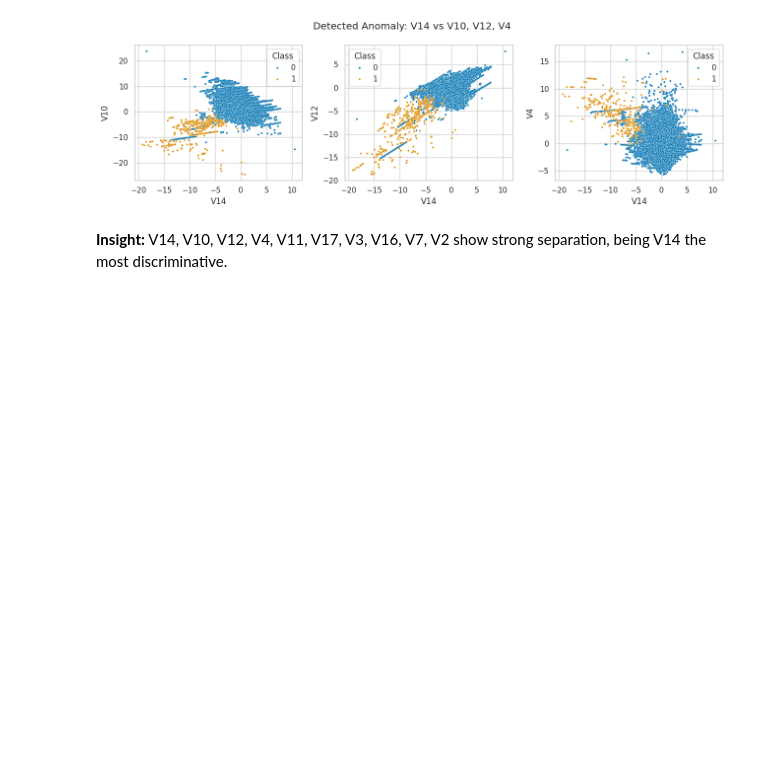
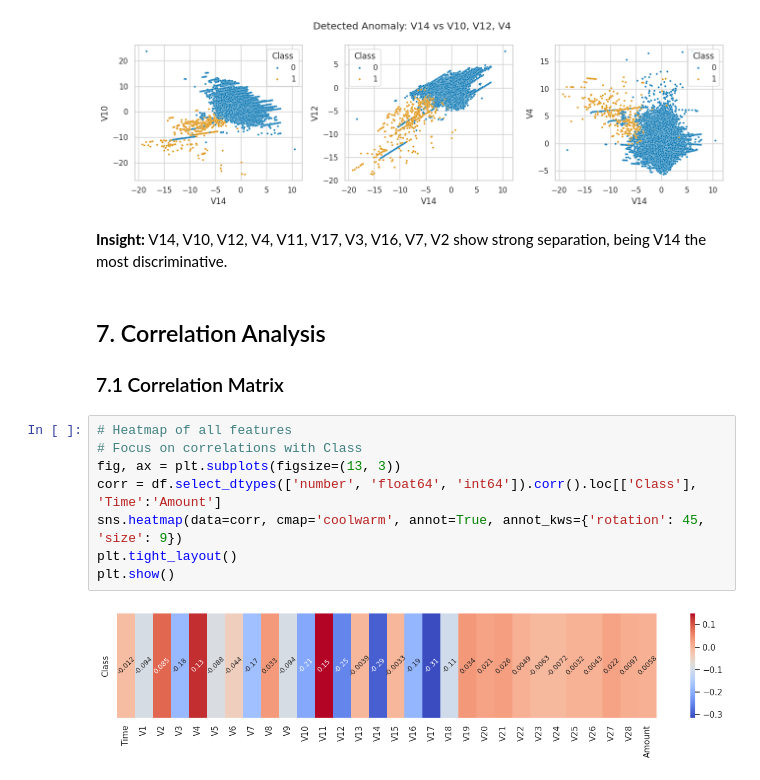
Before and after one commit to renteria-luis/fraud-detection-v1, a Jupyter notebook: notebooks/01_eda.ipynb, the cells around one changed output. Saved outputs shown, nothing was run; the diff lists cells and outputs as text; blank space fills up the shorter version.

```diff
--- a/notebooks/01_eda.ipynb
+++ b/notebooks/01_eda.ipynb
@@ -292,3 +292,16 @@ plt.show()
 [figure]
 # %% [markdown]
 **Insight:** V14, V10, V12, V4, V11, V17, V3, V16, V7, V2 show strong separation, being V14 the most discriminative.
+# %% [markdown]
+## 7. Correlation Analysis
+### 7.1 Correlation Matrix
+# %%
+# Heatmap of all features
+# Focus on correlations with Class
+fig, ax = plt.subplots(figsize=(13, 3))
+corr = df.select_dtypes(['number', 'float64', 'int64']).corr().loc[['Class'], 'Time':'Amount']
+sns.heatmap(data=corr, cmap='coolwarm', annot=True, annot_kws={'rotation': 45, 'size': 9})
+plt.tight_layout()
+plt.show()
+# %% [output]
+[figure, added]
```
Also changed, not shown: parts of 4 cells of this notebook.
